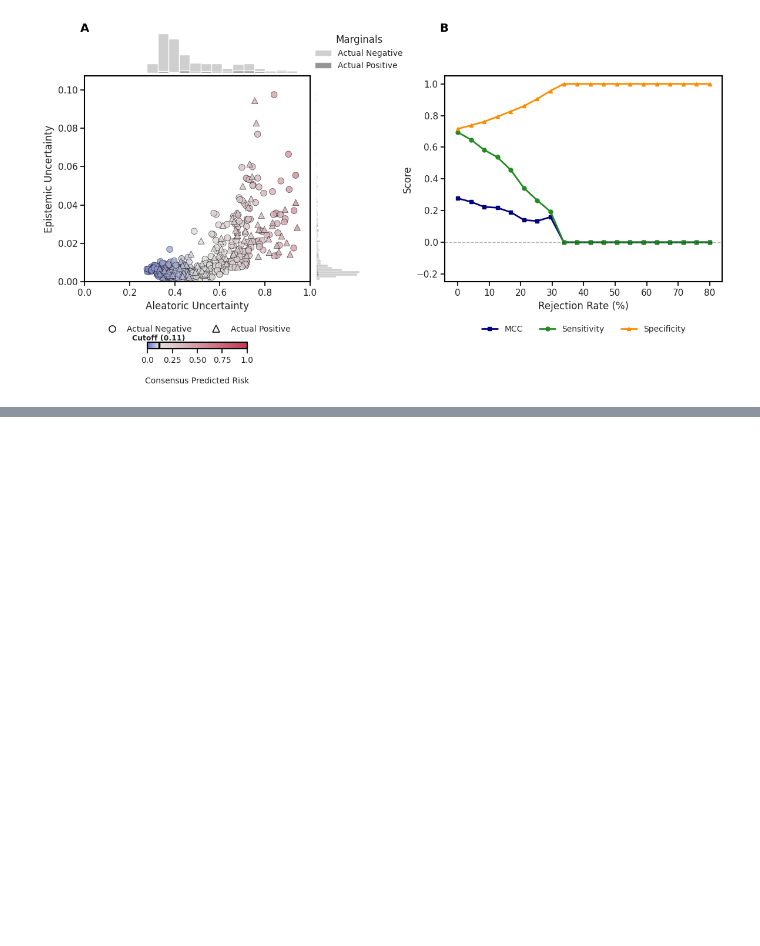
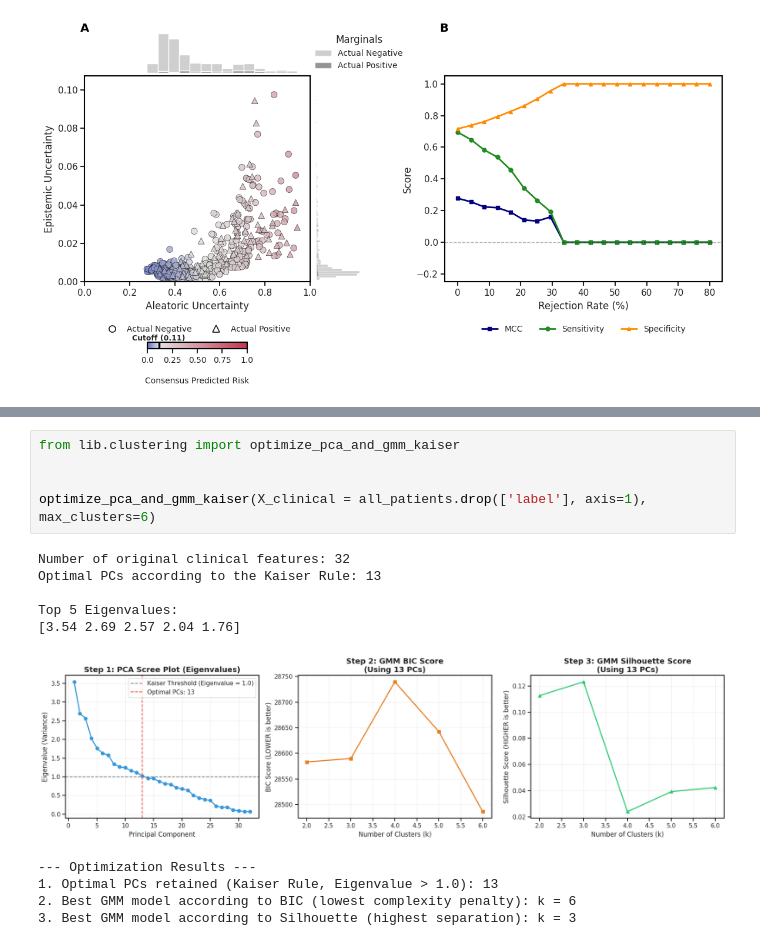
Before and after one commit to endrwalter/uncertainty_ml, a Jupyter notebook: code_uncertainty/main_ms.ipynb, the cells around one changed output, grey strips where cells are left out. Saved outputs shown, nothing was run; the diff lists cells and outputs as text; blank space fills up the shorter version.

```diff
--- a/code_uncertainty/main_ms.ipynb
+++ b/code_uncertainty/main_ms.ipynb
@@ -80,0 +86,16 @@ plot_combined_uncertainty_analysis_v2(patients_stats_copy,all_patients['label'])
+# %%
+from lib.clustering import optimize_pca_and_gmm_kaiser
+
+
+optimize_pca_and_gmm_kaiser(X_clinical = all_patients.drop(['label'], axis=1), max_clusters=6)
+# %% [output]
+Number of original clinical features: 32
+Optimal PCs according to the Kaiser Rule: 13
+
+Top 5 Eigenvalues:
+[3.54 2.69 2.57 2.04 1.76]
+[figure, added]
+--- Optimization Results ---
+1. Optimal PCs retained (Kaiser Rule, Eigenvalue > 1.0): 13
+2. Best GMM model according to BIC (lowest complexity penalty): k = 6
+3. Best GMM model according to Silhouette (highest separation): k = 3
```
Also changed, not shown: parts of 4 cells of this notebook, 3 other files.
